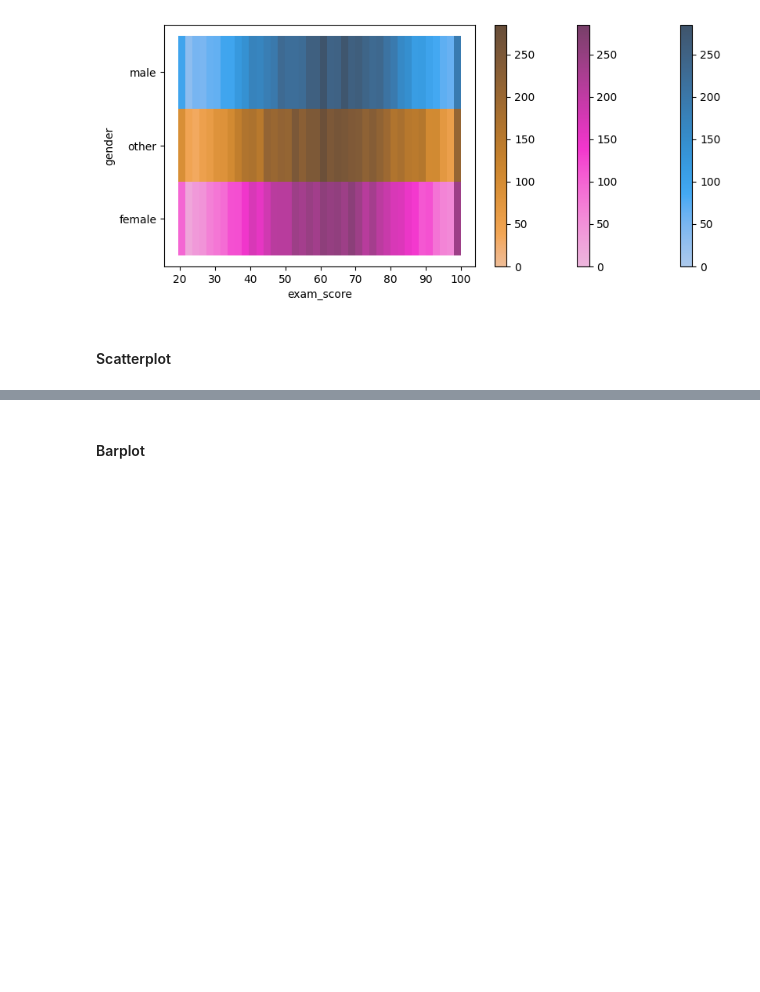
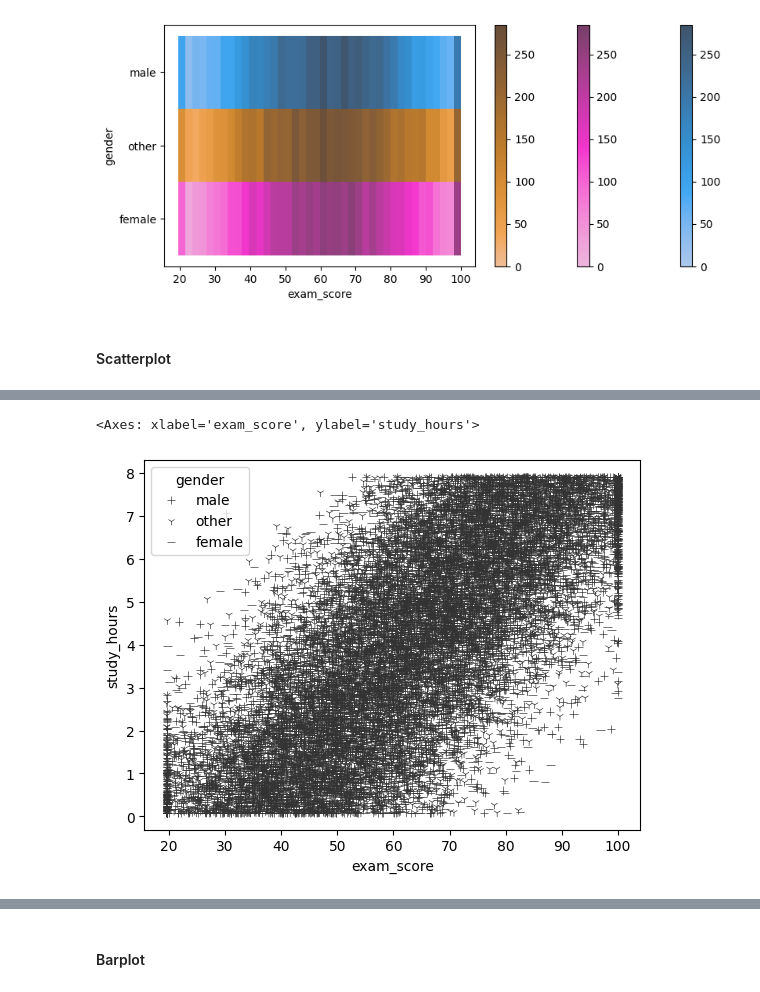
Before and after one commit to javokhircoding/ExamScorePrediction, a Jupyter notebook: src/main.ipynb, the cells around one changed output, grey strips where cells are left out. Saved outputs shown, nothing was run; the diff lists cells and outputs as text; code cells hidden in the pictures; blank space fills up the shorter version.

```diff
--- a/src/main.ipynb
+++ b/src/main.ipynb
@@ -291,0 +338,17 @@ sns.histplot(data=df_raw,
+# %%
+male = sns.color_palette("husl", 9)[6]
+female = sns.color_palette("husl", 9)[8]
+other = sns.color_palette("husl", 9)[1]
+
+markers = {"male" : "+", "female" : "_", "other" : "1"}
+sns.scatterplot(
+    data=df_raw,
+    x="exam_score",
+    y="study_hours",
+    style="gender",
+    markers = markers,
+    color=".2",
+)
+# %% [output]
+<Axes: xlabel='exam_score', ylabel='study_hours'>
+[figure, added]
```
Also changed, not shown: parts of 11 cells of this notebook.
